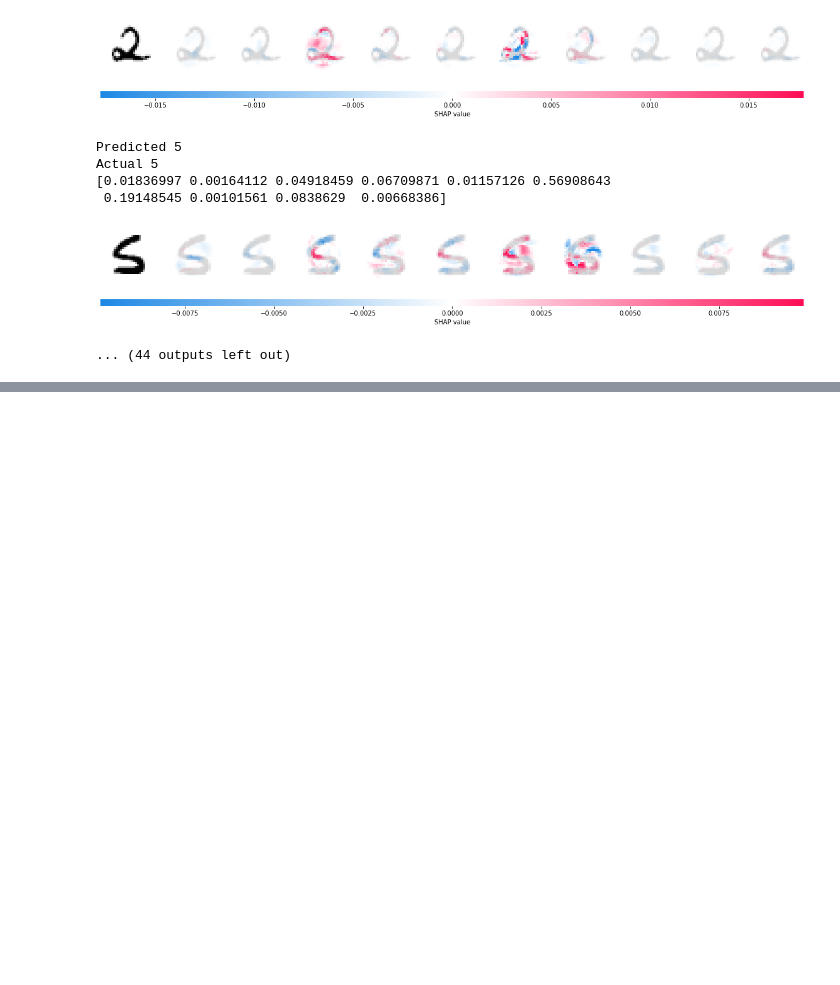
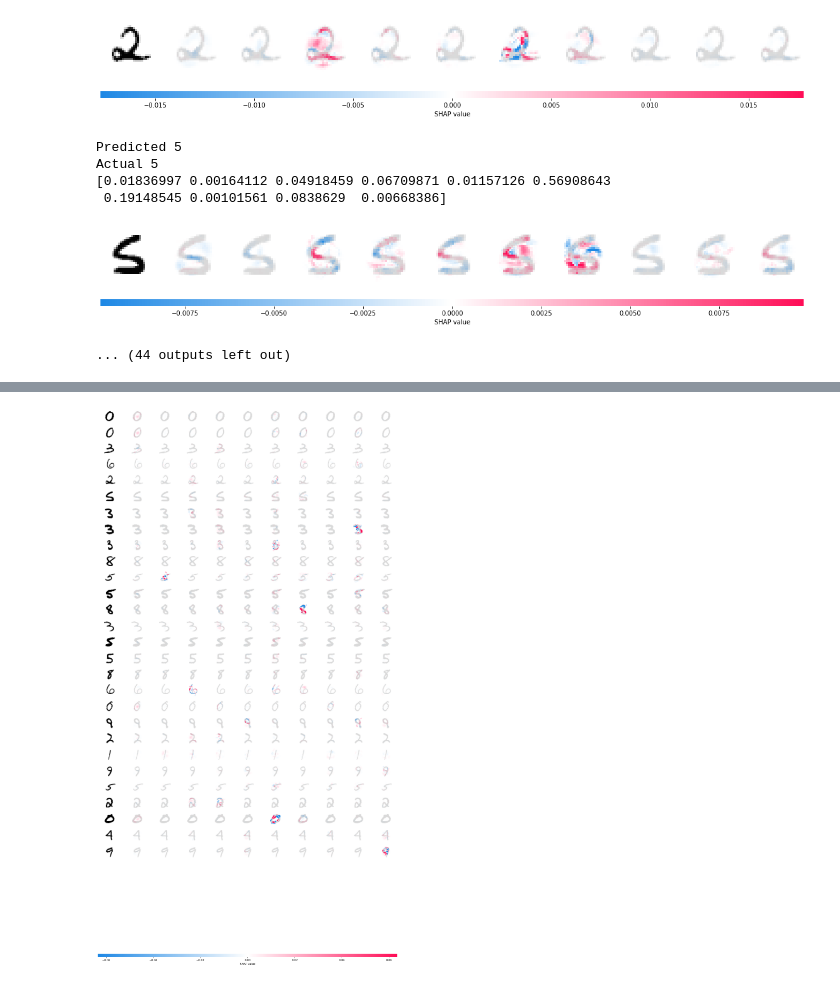
Before and after one commit to fau-masters-collected-works-cgarbin/shap-experiments-image-classification, a Jupyter notebook: torch-mnist.ipynb, the cells around one changed output, grey strips where cells are left out. Cells and saved outputs as stored; diff of their text form; code cells hidden in the pictures; blank space fills up the shorter version.

```diff
--- a/torch-mnist.ipynb
+++ b/torch-mnist.ipynb
@@ -193,0 +200,14 @@ Actual 5
+# %%
+# Turn the test code on when needed to not pollute the noebook
+TEST_CODE = True
+# %%
+if TEST_CODE:
+    e = shap.DeepExplainer(model, background)
+    shap_values = e.shap_values(test_images)
+
+    shap_numpy = [np.swapaxes(np.swapaxes(s, 1, -1), 1, 2) for s in shap_values]
+    test_numpy = np.swapaxes(np.swapaxes(test_images.numpy(), 1, -1), 1, 2)
+
+    shap.image_plot(shap_numpy, -test_numpy)
+# %% [output]
+[figure, added]
```
Also changed, not shown: parts of 2 cells of this notebook.
